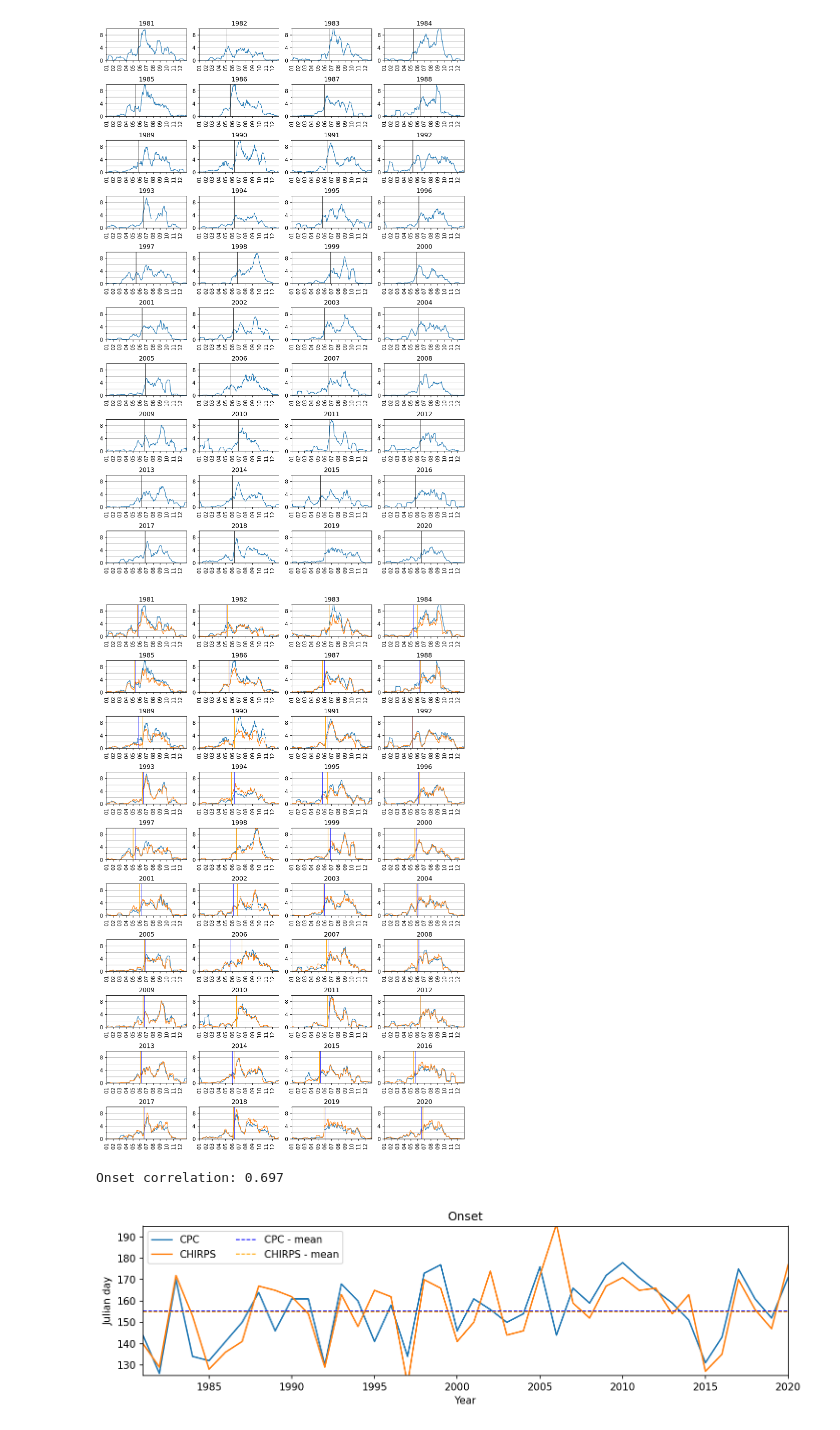
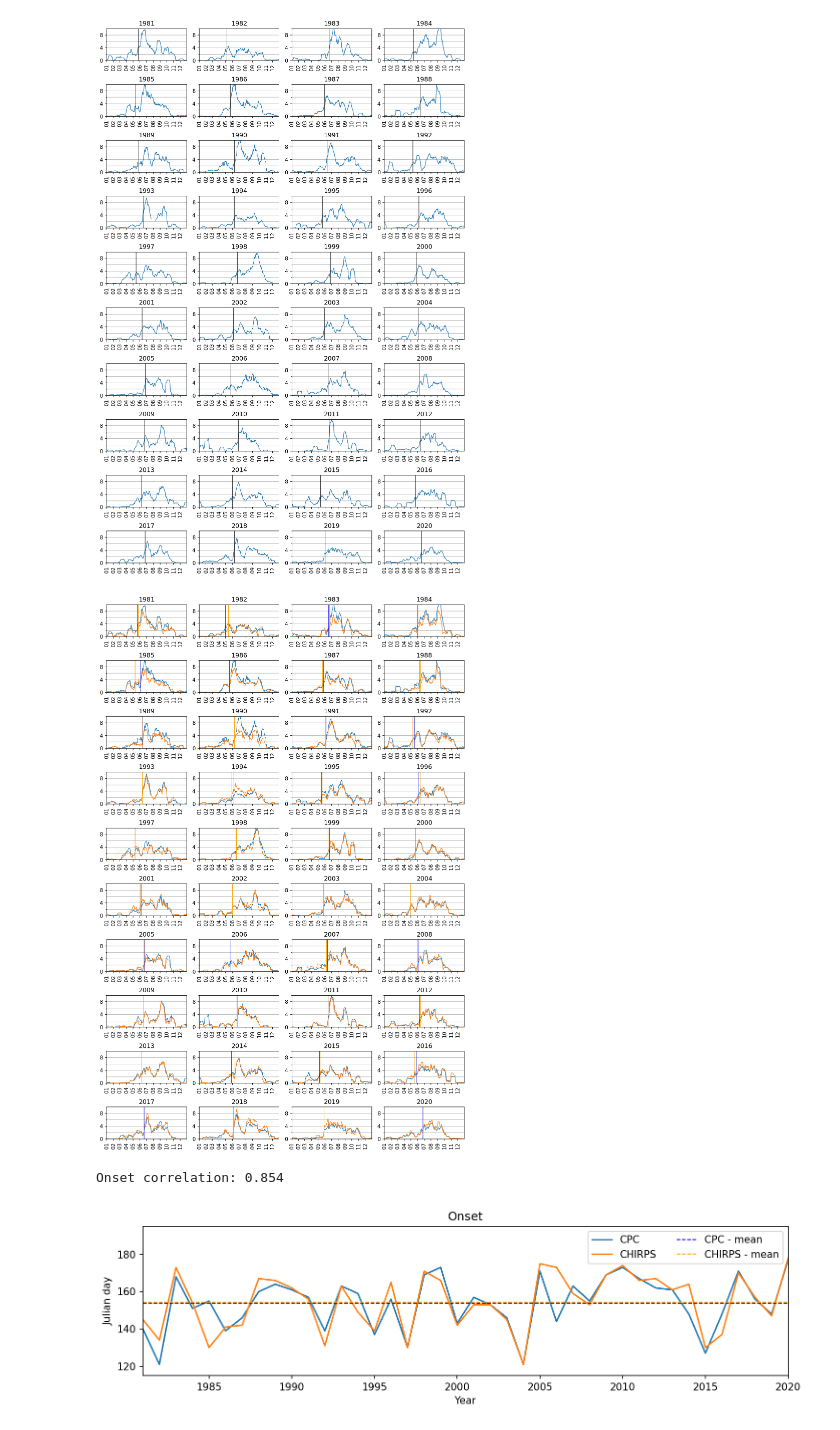
Before and after one commit to rodrigoms95/sequia, a Jupyter notebook: code/onset_anual_CPC.ipynb, the cells around one changed output. Saved outputs shown, nothing was run; the diff lists cells and outputs as text; code cells hidden in the pictures.

```diff
--- a/code/onset_anual_CPC.ipynb
+++ b/code/onset_anual_CPC.ipynb
@@ -364,8 +364,8 @@ fig.tight_layout()
 # Crea un índice de onset de acuerdo con
 # el umbral para n días seguidos de
 # cumplimiento con el criterio.
-umbral = 2.3
-n = 15
+umbral = 2.7
+n = 10
 
 df_mean_ind = pd.DataFrame(
     df_mean.copy(), columns = ["Cuenca"] )
@@ -505,7 +505,7 @@ for i in range( len(year) ):
 # Separación adecuada entre gráficas.
 fig.tight_layout()
 # %% [output]
-[figure, old version]
+[figure, new version]
 # %%
 # Serie de tiempo de CPC.
 CPC = pd.read_csv(path_d + "onset_CPC.csv", index_col = "Año")
@@ -544,33 +544,33 @@ fig.set_dpi(150)
 CPC["Cuenca - Onset"].plot(ax = ax)
 CHIRPS["Cuenca - Onset"].plot(ax = ax)
 
 # Medias.
 ax.plot( (1981, 2020), (CPC["Cuenca - Onset"].mean(),)*2,
     color = "blue", linestyle = "dashed", linewidth = 1 )
 ax.plot( (1981, 2020), (CHIRPS["Cuenca - Onset"].mean(),)*2,
     color = "orange", linestyle = "dashed", linewidth = 1 )
 
 
 # Formato de ejes.
 ax.set_ylabel("Julian day")
 ax.legend( ["CPC", "CHIRPS", "CPC - mean", "CHIRPS - mean"], ncol = 2 )
 ax.set_xlabel("")
 ax.set_xlim(1981, 2020)
-ax.set_ylim(125, 195)
+ax.set_ylim(115, 195)
 ax.set_xlabel("Year")
 
 ax.set_title("Onset")
 
 # Correlaciones de las series.
 corr = []
 corr.append( CPC["Cuenca - Onset"].corr( CHIRPS["Cuenca - Onset"] ) )
 print(f"Onset correlation: {corr[0]:.3f}")
 
 # Separación adecuada entre gráficas.
 fig.tight_layout()
 
 # Guardamos el archivo.
 fig.savefig(path_r + "comparacion.png")
 # %% [output]
-Onset correlation: 0.697
+Onset correlation: 0.854
-[figure, old version]
+[figure, new version]
```
Also changed, not shown: 1 other file.
